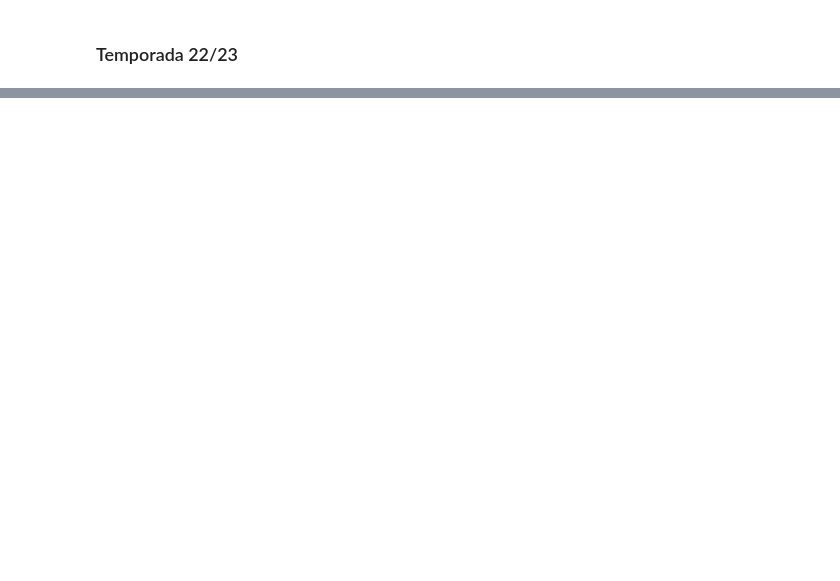
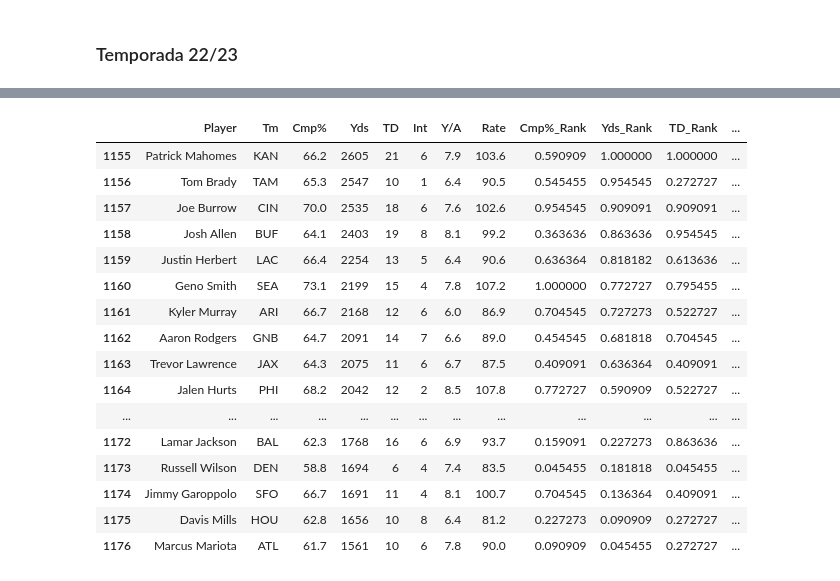
Before and after one commit to Prog-LucasAlves/AED_NFL, a Jupyter notebook: Analysis/Passing/Passing_Player.ipynb, the cells around one changed output, grey strips where cells are left out. Saved outputs shown, nothing was run; the diff lists cells and outputs as text; code cells hidden in the pictures; blank space fills up the shorter version.

```diff
--- a/Analysis/Passing/Passing_Player.ipynb
+++ b/Analysis/Passing/Passing_Player.ipynb
@@ -285,0 +310,27 @@ fig.show()
+# %%
+categorias = ['Cmp%', 'Yds', 'TD', 'Int', 'Y/A', 'Rate']
+
+for i in categorias:
+    data_radar_filtered[i + '_Rank'] = data_radar_filtered[i].rank(pct=True)
+
+data_radar_filtered['Int_Rank'] = 1 - data_radar_filtered['Int_Rank']
+
+data_radar_filtered.head(40)
+# %% [output]
+|  | Player | Tm | Cmp% | Yds | TD | Int | Y/A | Rate | Cmp%_Rank | Yds_Rank | TD_Rank | ... |
+| 1155 | Patrick Mahomes | KAN | 66.2 | 2605 | 21 | 6 | 7.9 | 103.6 | 0.590909 | 1.000000 | 1.000000 | ... |
+| 1156 | Tom Brady | TAM | 65.3 | 2547 | 10 | 1 | 6.4 | 90.5 | 0.545455 | 0.954545 | 0.272727 | ... |
+| 1157 | Joe Burrow | CIN | 70.0 | 2535 | 18 | 6 | 7.6 | 102.6 | 0.954545 | 0.909091 | 0.909091 | ... |
+| 1158 | Josh Allen | BUF | 64.1 | 2403 | 19 | 8 | 8.1 | 99.2 | 0.363636 | 0.863636 | 0.954545 | ... |
+| 1159 | Justin Herbert | LAC | 66.4 | 2254 | 13 | 5 | 6.4 | 90.6 | 0.636364 | 0.818182 | 0.613636 | ... |
+| 1160 | Geno Smith | SEA | 73.1 | 2199 | 15 | 4 | 7.8 | 107.2 | 1.000000 | 0.772727 | 0.795455 | ... |
+| 1161 | Kyler Murray | ARI | 66.7 | 2168 | 12 | 6 | 6.0 | 86.9 | 0.704545 | 0.727273 | 0.522727 | ... |
+| 1162 | Aaron Rodgers | GNB | 64.7 | 2091 | 14 | 7 | 6.6 | 89.0 | 0.454545 | 0.681818 | 0.704545 | ... |
+| 1163 | Trevor Lawrence | JAX | 64.3 | 2075 | 11 | 6 | 6.7 | 87.5 | 0.409091 | 0.636364 | 0.409091 | ... |
+| 1164 | Jalen Hurts | PHI | 68.2 | 2042 | 12 | 2 | 8.5 | 107.8 | 0.772727 | 0.590909 | 0.522727 | ... |
+| ... | ... | ... | ... | ... | ... | ... | ... | ... | ... | ... | ... | ... |
+| 1172 | Lamar Jackson | BAL | 62.3 | 1768 | 16 | 6 | 6.9 | 93.7 | 0.159091 | 0.227273 | 0.863636 | ... |
+| 1173 | Russell Wilson | DEN | 58.8 | 1694 | 6 | 4 | 7.4 | 83.5 | 0.045455 | 0.181818 | 0.045455 | ... |
+| 1174 | Jimmy Garoppolo | SFO | 66.7 | 1691 | 11 | 4 | 8.1 | 100.7 | 0.704545 | 0.136364 | 0.409091 | ... |
+| 1175 | Davis Mills | HOU | 62.8 | 1656 | 10 | 8 | 6.4 | 81.2 | 0.227273 | 0.090909 | 0.272727 | ... |
+| 1176 | Marcus Mariota | ATL | 61.7 | 1561 | 10 | 6 | 7.8 | 90.0 | 0.090909 | 0.045455 | 0.272727 | ... |
```
Also changed, not shown: parts of 13 cells of this notebook, 15 other files.
